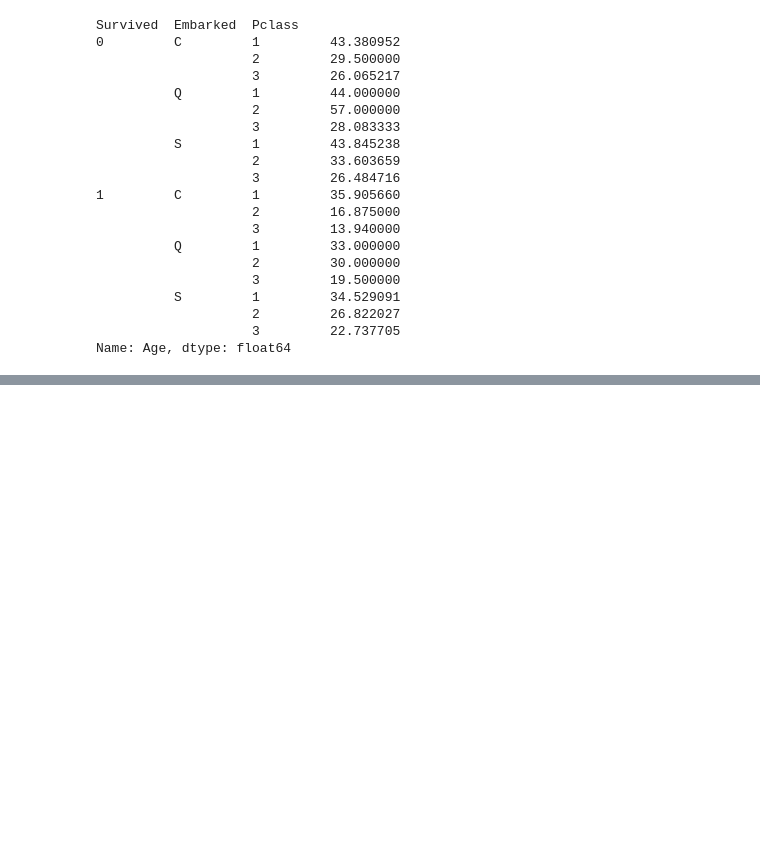
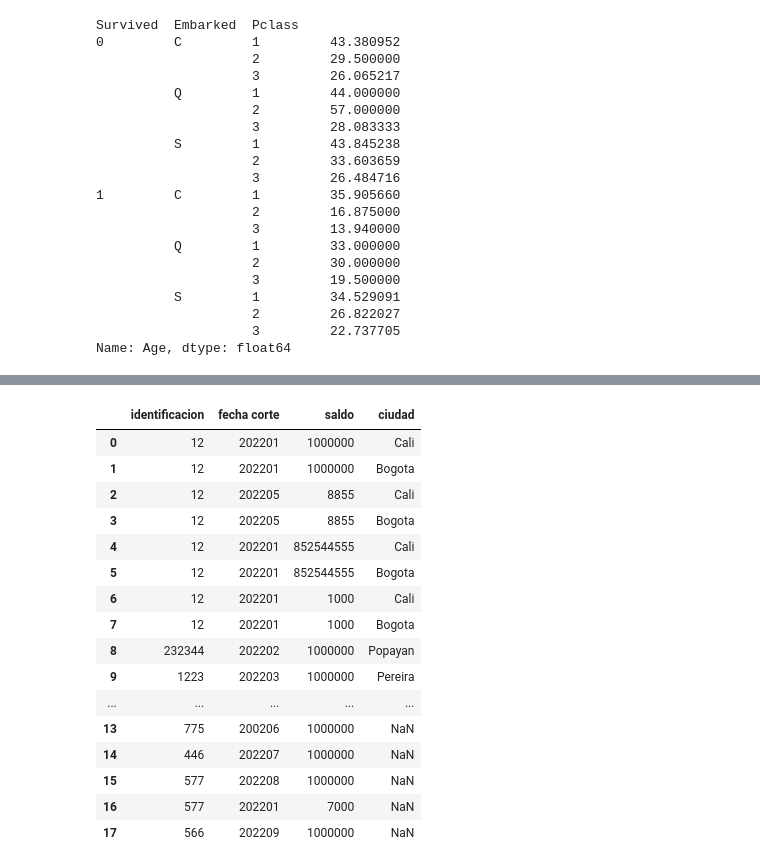
Before and after one commit to EdFlo15/notebooks, a Jupyter notebook: generalidades python.ipynb, the cells around one changed output, grey strips where cells are left out. Cells and saved outputs as stored; diff of their text form; code cells hidden in the pictures; blank space fills up the shorter version.

```diff
--- a/generalidades python.ipynb
+++ b/generalidades python.ipynb
@@ -731,0 +947,21 @@ gruposTitanic=df9.groupby(['Survived','Sex'])
+# %%
+df6=df.merge(df2, left_on='identificacion', right_on='identificacion', how='outer')
+df6
+# %% [output]
+|  | identificacion | fecha corte | saldo | ciudad |
+| 0 | 12 | 202201 | 1000000 | Cali |
+| 1 | 12 | 202201 | 1000000 | Bogota |
+| 2 | 12 | 202205 | 8855 | Cali |
+| 3 | 12 | 202205 | 8855 | Bogota |
+| 4 | 12 | 202201 | 852544555 | Cali |
+| 5 | 12 | 202201 | 852544555 | Bogota |
+| 6 | 12 | 202201 | 1000 | Cali |
+| 7 | 12 | 202201 | 1000 | Bogota |
+| 8 | 232344 | 202202 | 1000000 | Popayan |
+| 9 | 1223 | 202203 | 1000000 | Pereira |
+| ... | ... | ... | ... | ... |
+| 13 | 775 | 200206 | 1000000 | NaN |
+| 14 | 446 | 202207 | 1000000 | NaN |
+| 15 | 577 | 202208 | 1000000 | NaN |
+| 16 | 577 | 202201 | 7000 | NaN |
+| 17 | 566 | 202209 | 1000000 | NaN |
```
Also changed, not shown: parts of 25 cells of this notebook.
